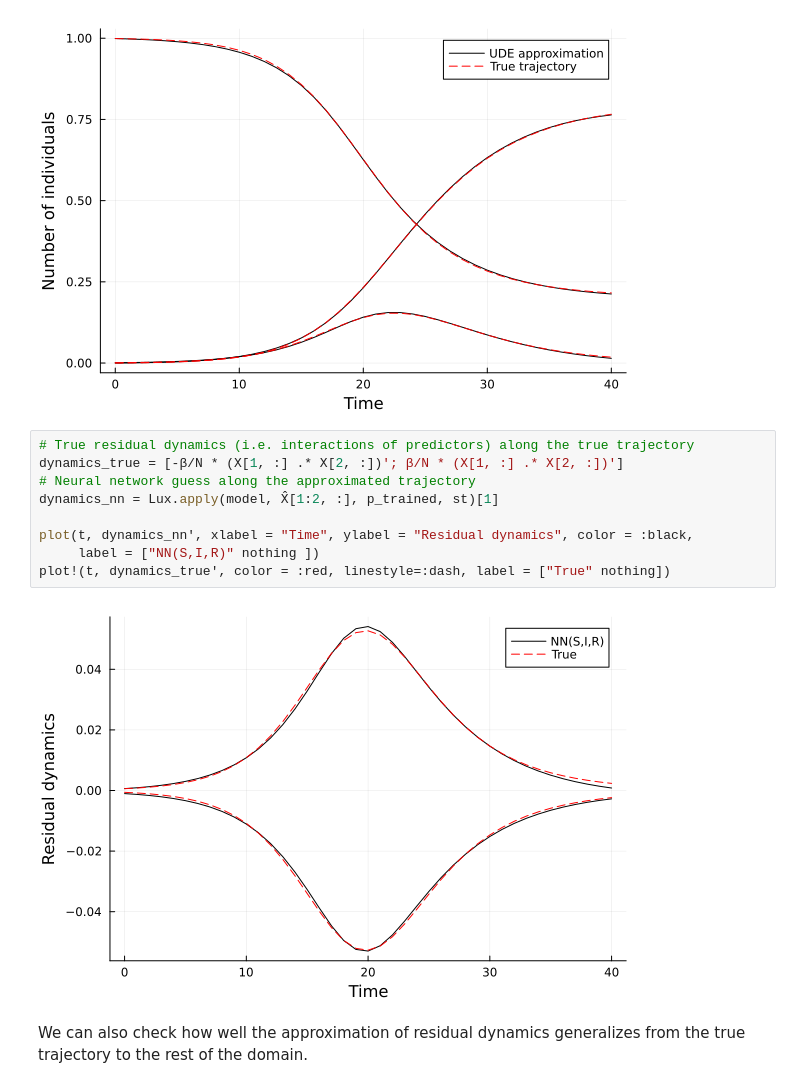
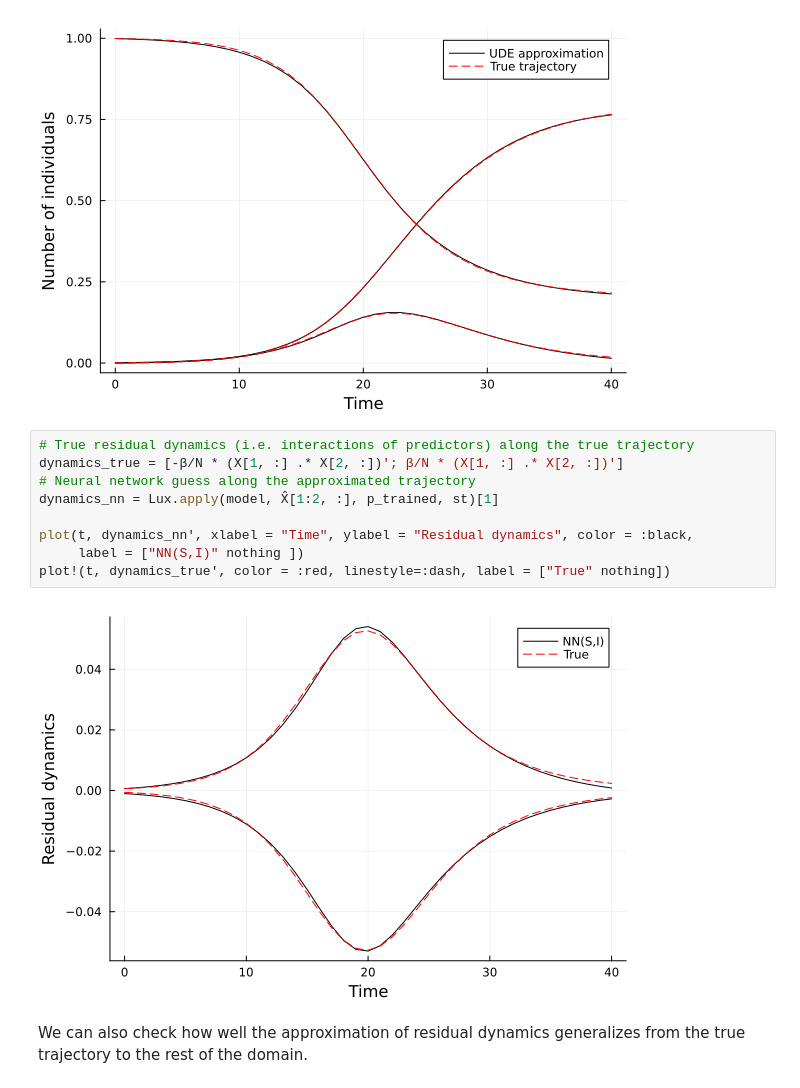
Before and after one commit to zijianwang2000/UDE-project, a Jupyter notebook: UDE for SIR ODE model/3. More interpretable.ipynb, the cells around one changed output. Cells and saved outputs as stored; diff of their text form.

```diff
--- a/UDE for SIR ODE model/3. More interpretable.ipynb
+++ b/UDE for SIR ODE model/3. More interpretable.ipynb
@@ -172,14 +172,14 @@ plot!(t, X', color = :red, linestyle=:dash, label=["True trajectory" nothing not
 # %%
 # True residual dynamics (i.e. interactions of predictors) along the true trajectory
 dynamics_true = [-β/N * (X[1, :] .* X[2, :])'; β/N * (X[1, :] .* X[2, :])']
 # Neural network guess along the approximated trajectory
 dynamics_nn = Lux.apply(model, X̂[1:2, :], p_trained, st)[1]
 
 plot(t, dynamics_nn', xlabel = "Time", ylabel = "Residual dynamics", color = :black,
-     label = ["NN(S,I,R)" nothing ])
+     label = ["NN(S,I)" nothing ])
 plot!(t, dynamics_true', color = :red, linestyle=:dash, label = ["True" nothing])
 # %% [output]
-[figure, old version]
+[figure, new version]
 # %% [markdown]
 We can also check how well the approximation of residual dynamics generalizes from the true trajectory to the rest of the domain.
 # %%
```
Also changed, not shown: 4 other files.
